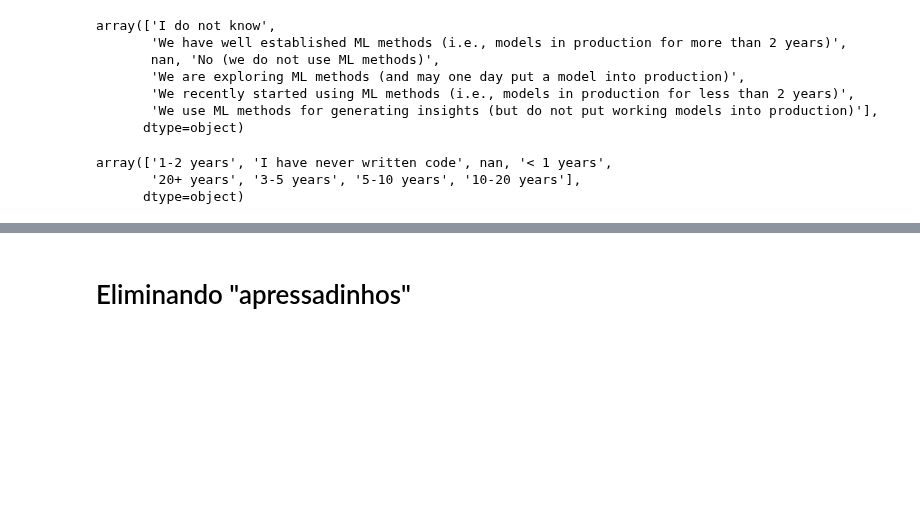
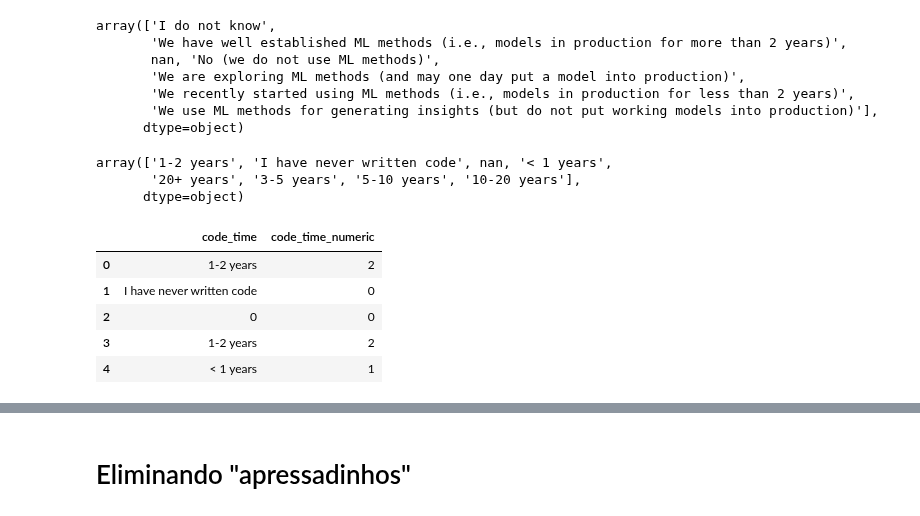
Before and after one commit to brow1998/pandas_aifest2019, a Jupyter notebook: Limpeza de DataFrames com Pandas - AIFEST2019.ipynb, the cells around one changed output, grey strips where cells are left out. Cells and saved outputs as stored; diff of their text form; code cells hidden in the pictures; blank space fills up the shorter version.

```diff
--- a/Limpeza de DataFrames com Pandas - AIFEST2019.ipynb
+++ b/Limpeza de DataFrames com Pandas - AIFEST2019.ipynb
@@ -150,6 +151,15 @@ def fix_code_time(row):
         return 0
 # %%
 df['code_time_numeric'] = df['code_time'].apply(fix_code_time)
+# %%
+df[['code_time', 'code_time_numeric']].head()
+# %% [output]
+|  | code_time | code_time_numeric |
+| 0 | 1-2 years | 2 |
+| 1 | I have never written code | 0 |
+| 2 | 0 | 0 |
+| 3 | 1-2 years | 2 |
+| 4 | < 1 years | 1 |
 # %%
 df['has_machine_learning_numeric'] = df['has_machine_learning'].apply(machine_learning_bool)
 # %%
```
Also changed, not shown: parts of 8 cells of this notebook.
